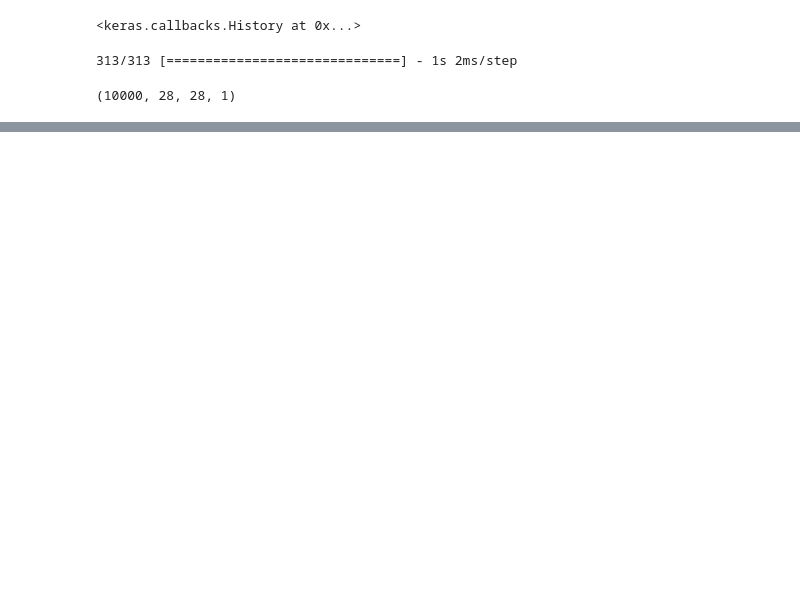
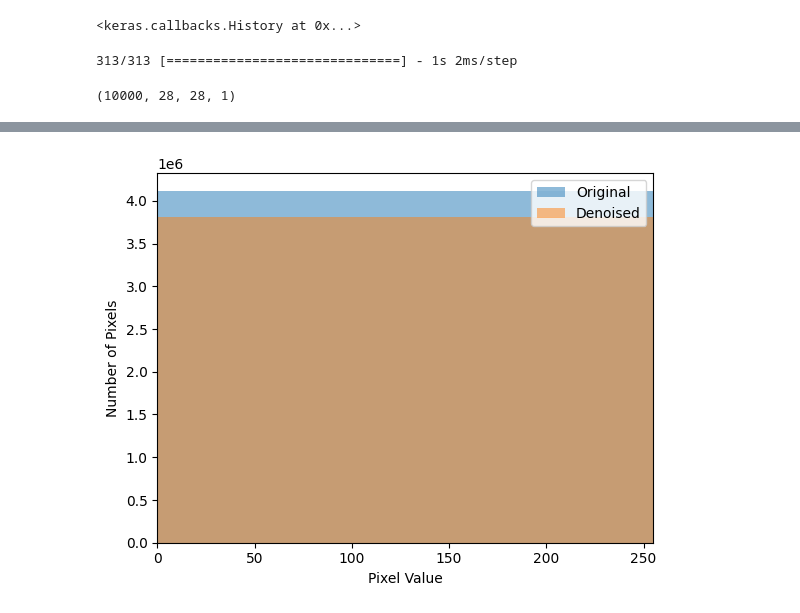
Before and after one commit to Santhosh-S14/COMP-6771-Project, a Jupyter notebook: COMP_6771_Project.ipynb, the cells around one changed output, grey strips where cells are left out. Drawn from its saved outputs; the diff is of its cells as text; code cells hidden in the pictures; blank space fills up the shorter version.

```diff
--- a/COMP_6771_Project.ipynb
+++ b/COMP_6771_Project.ipynb
@@ -121,0 +127,17 @@ plt.show()
+# %%
+import matplotlib.pyplot as plt
+
+# Flatten the images and convert to grayscale
+orig_flat = x_test.flatten() / 255.0
+denoised_flat = pred.flatten() / 255.0
+
+# Plot histograms
+plt.hist(orig_flat, bins=50, alpha=0.5, label='Original')
+plt.hist(denoised_flat, bins=50, alpha=0.5, label='Denoised')
+plt.xlim(0, 255)
+plt.xlabel('Pixel Value')
+plt.ylabel('Number of Pixels')
+plt.legend()
+plt.show()
+# %% [output]
+[figure, added]
```
Also changed, not shown: parts of 5 cells of this notebook, 1 other file.
